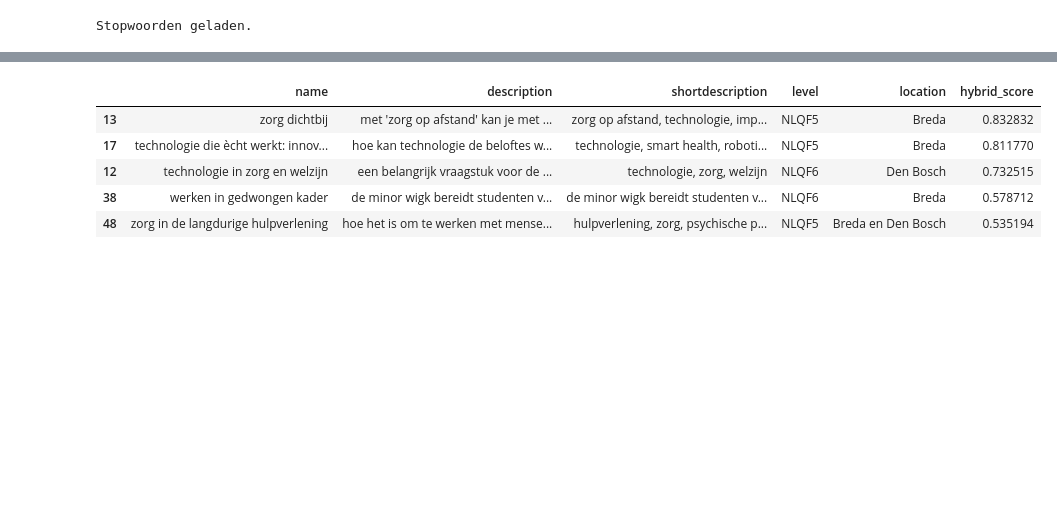
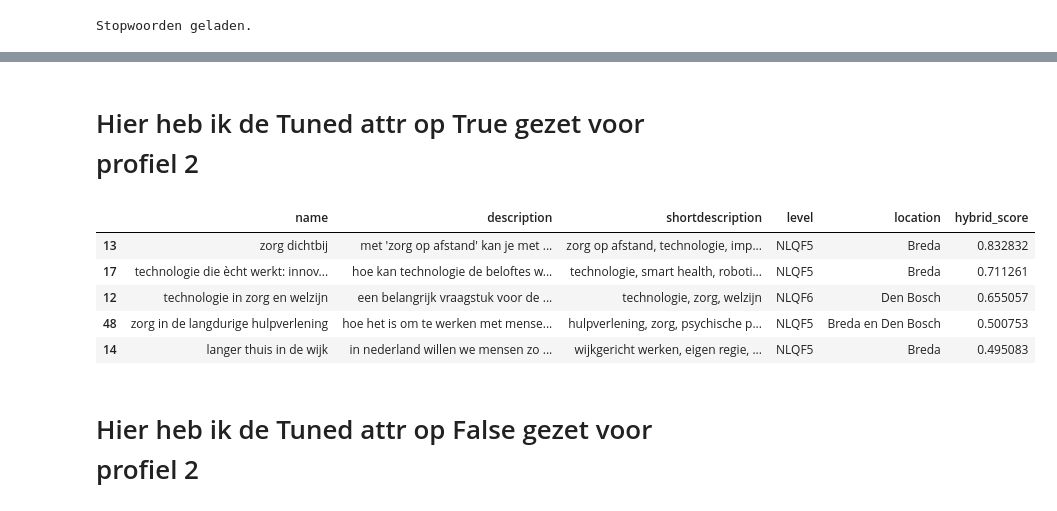
Before and after one commit to EnesT51/LU2-AI-Prototype, a Jupyter notebook: AI-PoC/AI_PoC.ipynb, the cells around one changed output, grey strips where cells are left out. Saved outputs shown, nothing was run; the diff lists cells and outputs as text; code cells hidden in the pictures; blank space fills up the shorter version.

```diff
--- a/AI-PoC/AI_PoC.ipynb
+++ b/AI-PoC/AI_PoC.ipynb
@@ -420,6 +517,6 @@ Stopwoorden geladen.
 # %%
-def create_recommender(student_profile, top_k=5)  -> HybridRecommender:
-    recommender = HybridRecommender(student_profile, ifidf_features=4000,ifidf_range=(1,2), cosine_sim=0.75, popularity_score=0.05, interests_match_score=0.20)
+def create_recommender(student_profile, tuned, ifidf_features, ifidf_range, top_k=5)  -> HybridRecommender:
+    recommender = HybridRecommender(student_profile, ifidf_features=ifidf_features, ifidf_range=ifidf_range,tuned=tuned, cosine_sim=0.75, popularity_score=0.05, interests_match_score=0.20)
     recommender.fit('VKM_dataset_cleaned.csv')
     return recommender
 # %%
@@ -450,14 +565,18 @@ top_rec[['name', 'description', 'shortdescription', 'level', 'location', 'hybrid
+# %% [markdown]
+# Hier heb ik de Tuned attr op True gezet voor profiel 2
 # %%
 student2_input = "Ik wil in de zorg werken en mensen helpen met technologie"
 student2_goals = "Ik wil mijn kennis van gezondheidszorg en technologie combineren om innovatieve oplossingen te ontwikkelen."
 student2_profile = Profile(interests=student2_input, goals=student2_goals)
-recommender2 = create_recommender(student2_profile, top_k=5)
+recommender2 = create_recommender(student2_profile, ifidf_features=500, ifidf_range=(1,2), tuned=True, top_k=5)
 top_rec2 = recommender2.recommend(top_k=5)
 top_rec2[['name', 'description', 'shortdescription', 'level', 'location', 'hybrid_score']].head()
 # %% [output]
 |  | name | description | shortdescription | level | location | hybrid_score |
 | 13 | zorg dichtbij | met 'zorg op afstand' kan je met ... | zorg op afstand, technologie, imp... | NLQF5 | Breda | 0.832832 |
-| 17 | technologie die ècht werkt: innov... | hoe kan technologie de beloftes w... | technologie, smart health, roboti... | NLQF5 | Breda | 0.811770 |
-| 12 | technologie in zorg en welzijn | een belangrijk vraagstuk voor de ... | technologie, zorg, welzijn | NLQF6 | Den Bosch | 0.732515 |
-| 38 | werken in gedwongen kader | de minor wigk bereidt studenten v... | de minor wigk bereidt studenten v... | NLQF6 | Breda | 0.578712 |
-| 48 | zorg in de langdurige hulpverlening | hoe het is om te werken met mense... | hulpverlening, zorg, psychische p... | NLQF5 | Breda en Den Bosch | 0.535194 |
+| 17 | technologie die ècht werkt: innov... | hoe kan technologie de beloftes w... | technologie, smart health, roboti... | NLQF5 | Breda | 0.711261 |
+| 12 | technologie in zorg en welzijn | een belangrijk vraagstuk voor de ... | technologie, zorg, welzijn | NLQF6 | Den Bosch | 0.655057 |
+| 48 | zorg in de langdurige hulpverlening | hoe het is om te werken met mense... | hulpverlening, zorg, psychische p... | NLQF5 | Breda en Den Bosch | 0.500753 |
+| 14 | langer thuis in de wijk | in nederland willen we mensen zo ... | wijkgericht werken, eigen regie, ... | NLQF5 | Breda | 0.495083 |
+# %% [markdown]
+# Hier heb ik de Tuned attr op False gezet voor profiel 2
```
Also changed, not shown: parts of 13 cells of this notebook, 1 other file.
